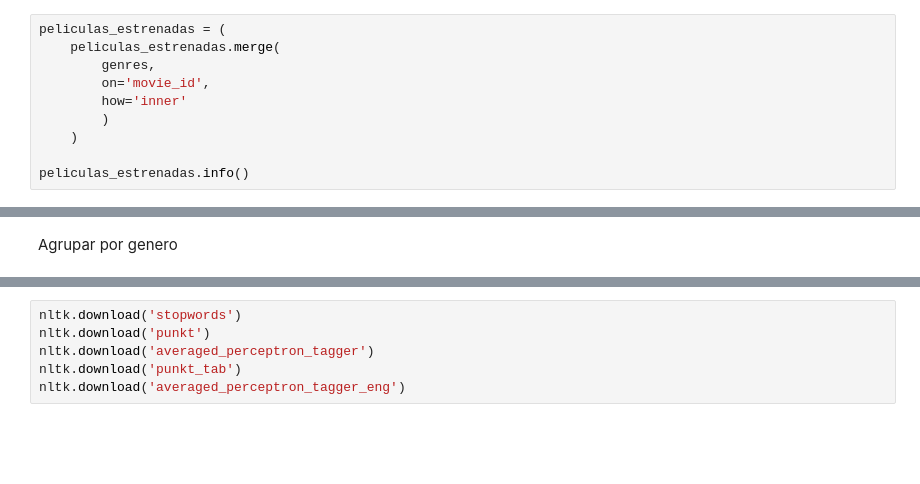
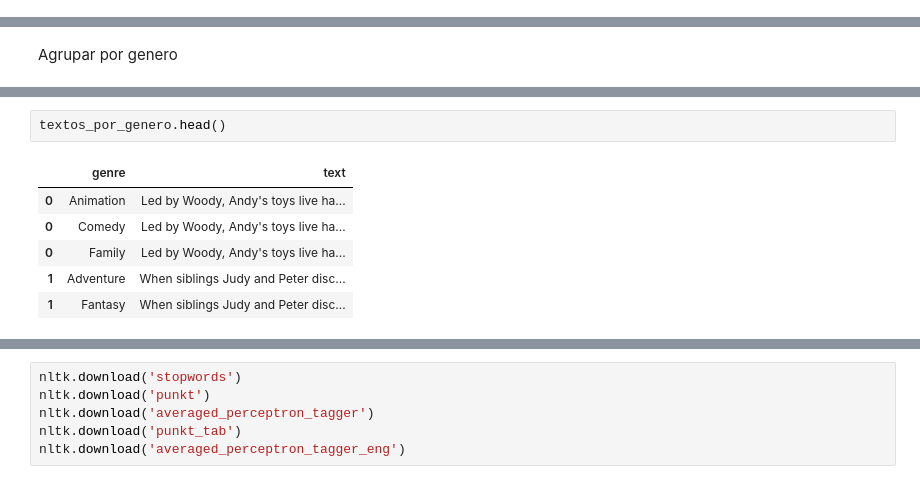
Before and after one commit to FranciscoHugoLezik/Proyecto_Peliculas, a Jupyter notebook: notebooks/EDA.ipynb, the cells around one changed output, grey strips where cells are left out. Drawn from its saved outputs; the diff is of its cells as text; blank space fills up the shorter version.

```diff
--- a/notebooks/EDA.ipynb
+++ b/notebooks/EDA.ipynb
@@ -190,10 +146,0 @@ genres.head()
-# %%
-peliculas_estrenadas = (
-    peliculas_estrenadas.merge(
-        genres,
-        on='movie_id',
-        how='inner'
-        )
-    )
-
-peliculas_estrenadas.info()
@@ -356,0 +331,9 @@ memory usage: 452.0+ bytes
+# %%
+textos_por_genero.head()
+# %% [output]
+|  | genre | text |
+| 0 | Animation | Led by Woody, Andy's toys live ha... |
+| 0 | Comedy | Led by Woody, Andy's toys live ha... |
+| 0 | Family | Led by Woody, Andy's toys live ha... |
+| 1 | Adventure | When siblings Judy and Peter disc... |
+| 1 | Fantasy | When siblings Judy and Peter disc... |
```
Also changed, not shown: parts of 45 cells of this notebook.
